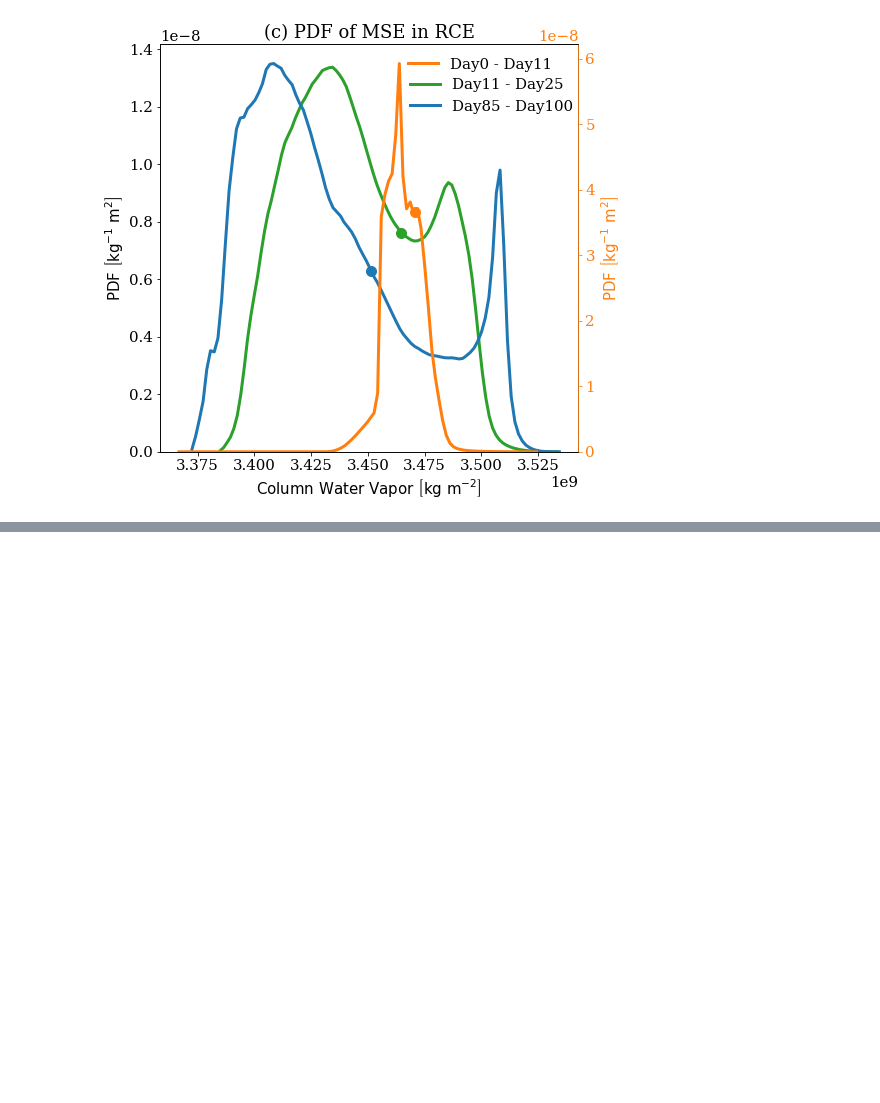
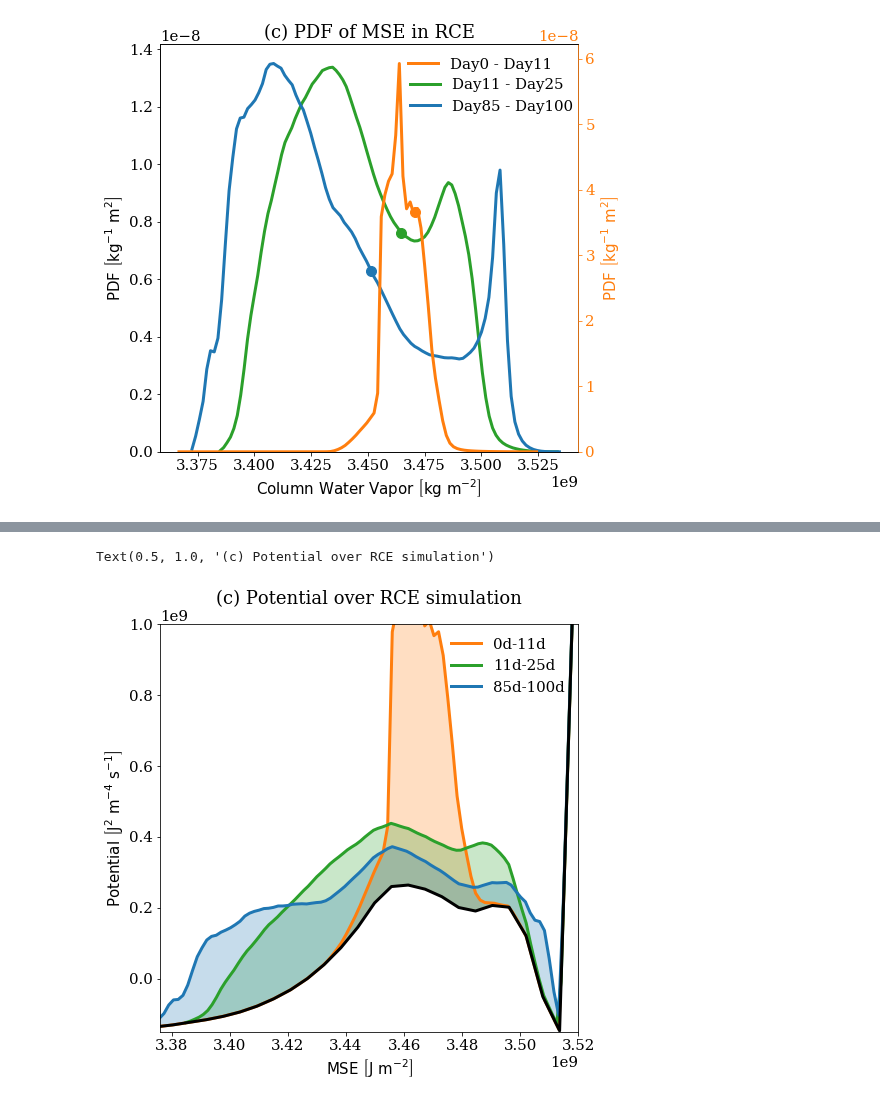
Before and after one commit to tbeucler/2019_WMI, a Jupyter notebook: dev/tbeucler/017_MSE_potential_decomposition.ipynb, the cells around one changed output, grey strips where cells are left out. Cells and saved outputs as stored; diff of their text form; code cells hidden in the pictures; blank space fills up the shorter version.

Commit message:
Towards six-panel MSE figures. Reproduce COSMO with ERA5

```diff
--- a/dev/tbeucler/017_MSE_potential_decomposition.ipynb
+++ b/dev/tbeucler/017_MSE_potential_decomposition.ipynb
@@ -271,0 +274,5 @@ hf.close()
+# %%
+pathPKL = '/users/tbeucler/2019_WMI/dev/tbeucler/PKL_DATA/'
+hf = open(pathPKL+'2020_01_20_MSE_c.pkl','rb')
+S = pickle.load(hf)
+Cpdf = Bunch(S)
@@ -271,0 +284,48 @@ hf.close()
+# %%
+hf = open('PKL_DATA/10_15_VCOSMO.pkl','rb')
+V_data = pickle.load(hf)
+hf.close()
+# %%
+X_pot=V_data["X_pot"]
+Vtot=V_data["Vtot"]
+Vsef=V_data["Vsef"]
+Vsw=V_data["Vsw"]
+Vlw=V_data["Vlw"]
+Vadv=V_data["Vadv"]
+binm=V_data["binm"]
+# %%
+scale_factor = 2e16
+
+fig,ax = plt.subplots(1,1,figsize=(7.5,7.5))
+
+ax.set_xlim((3.376e9,3.52e9))
+ax.set_ylim((-1.5e8,1e9))
+ax.set_xlabel(r'$\mathrm{MSE}\ \left[\mathrm{J\ m^{-2}}\right]$')
+ax.set_ylabel(r'$\mathrm{Potential\ \left[J^{2}\ m^{-4}\ s^{-1}\right]}$')
+
+ax.fill_between((edgTObin(Cpdf.SPINedges)),np.interp(x=edgTObin(Cpdf.SPINedges),xp=binm,fp=Vtot),
+                np.interp(x=edgTObin(Cpdf.SPINedges),xp=binm,fp=Vtot)+Cpdf.MSE_PDF_SPIN*scale_factor,
+                color=Cpdf.SPINrgb, alpha = 0.25)
+ax.fill_between((edgTObin(Cpdf.COALedges)),np.interp(x=edgTObin(Cpdf.COALedges),xp=binm,fp=Vtot),
+                np.interp(x=edgTObin(Cpdf.COALedges),xp=binm,fp=Vtot)+Cpdf.MSE_PDF_COAL*scale_factor,
+                color=Cpdf.COALrgb, alpha = 0.25)
+ax.fill_between((edgTObin(Cpdf.COARedges)),np.interp(x=edgTObin(Cpdf.COARedges),xp=binm,fp=Vtot),
+                np.interp(x=edgTObin(Cpdf.COARedges),xp=binm,fp=Vtot)+Cpdf.MSE_PDF_COAR*scale_factor,
+                color=Cpdf.COARrgb, alpha = 0.25)
+
+ax.plot((edgTObin(Cpdf.SPINedges)),
+        np.interp(x=edgTObin(Cpdf.SPINedges),xp=binm,fp=Vtot)+Cpdf.MSE_PDF_SPIN*scale_factor,
+        color=Cpdf.SPINrgb,label='0d-11d')
+ax.plot((edgTObin(Cpdf.COALedges)),
+        np.interp(x=edgTObin(Cpdf.COALedges),xp=binm,fp=Vtot)+Cpdf.MSE_PDF_COAL*scale_factor,
+        color=Cpdf.COALrgb,label='11d-25d')
+ax.plot((edgTObin(Cpdf.COARedges)),
+        np.interp(x=edgTObin(Cpdf.COARedges),xp=binm,fp=Vtot)+Cpdf.MSE_PDF_COAR*scale_factor,
+        color=Cpdf.COARrgb,label='85d-100d')
+ax.legend(frameon=False,loc='upper right')
+
+ax.plot(binm,Vtot,color='k')
+ax.set_title('(c) Potential over RCE simulation',pad=20)
+# %% [output]
+Text(0.5, 1.0, '(c) Potential over RCE simulation')
+[figure, added]
```
Also changed, not shown: parts of 22 cells of this notebook.
